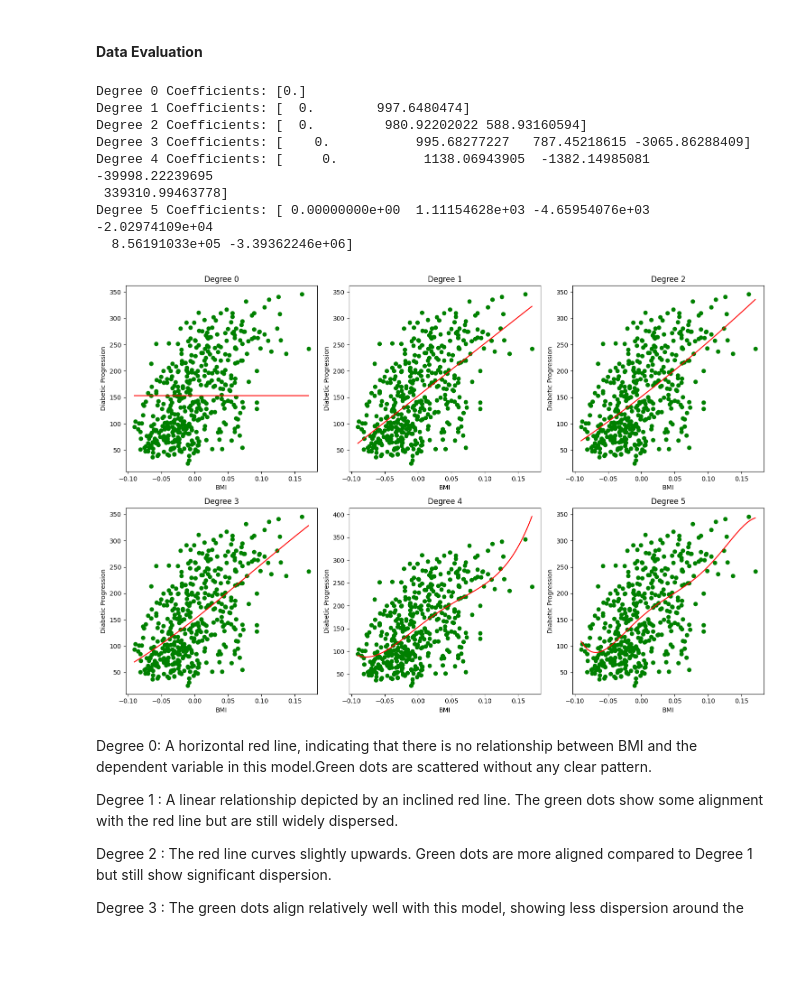
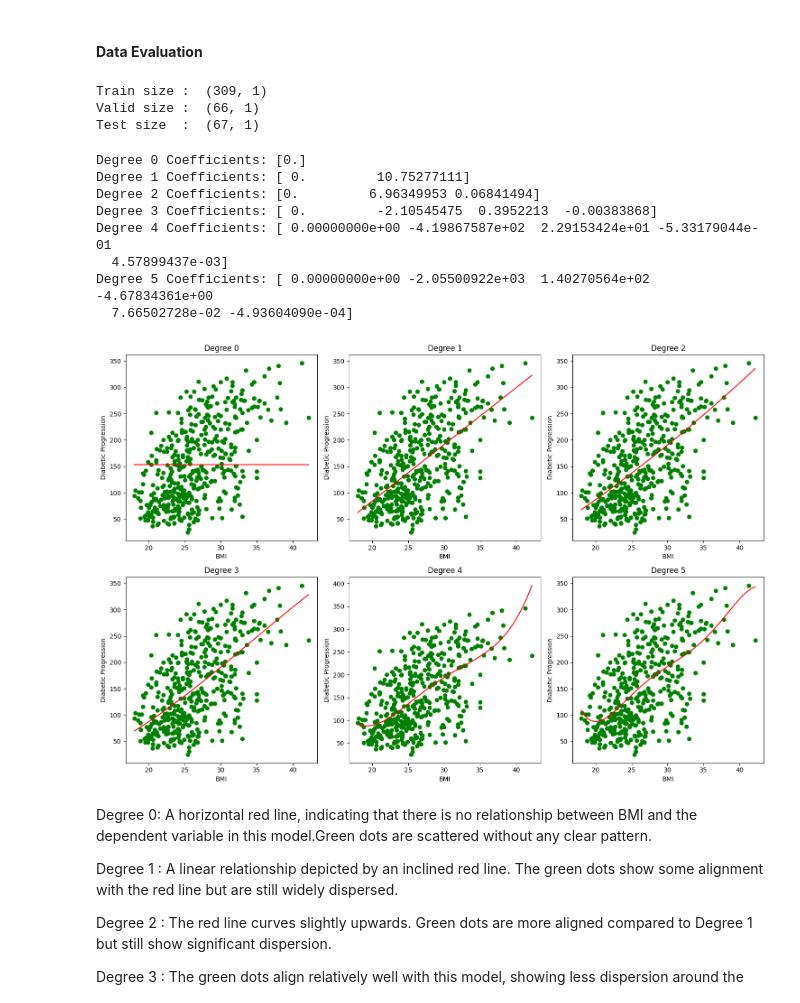
Before and after one commit to shireeshatn/CSCN8010-Labs, a Jupyter notebook: Polynomial Regression.ipynb, the cells around one changed output. Saved outputs shown, nothing was run; the diff lists cells and outputs as text; code cells hidden in the pictures; blank space fills up the shorter version.

```diff
--- a/Polynomial Regression.ipynb
+++ b/Polynomial Regression.ipynb
@@ -47,4 +46,5 @@ Data characteristics
 |                           | s5 - ltg, possibly log of serum triglycerides level                                |
 |                           | s6 - glu, blood sugar level                                                        |
 # %%
-data = datasets.load_diabetes()
+data = datasets.load_diabetes(as_frame=True, scaled=False)
+data.keys()
@@ -55,9 +57,8 @@ Task is to predict diabetes progression using univariate polynomial regression,
 # %% [markdown]
 ### **Exploratory Data Analysis (EDA)**
 # %%
-X = data.data[:, np.newaxis, 2]  # Selecting only BMI feature
-y = data.target
-df = pd.DataFrame(data.data, columns=data.feature_names)
+df = data['data']
+df['target'] = data['target']
 EDA= df.describe()
 print(EDA)
 df.head()
@@ -92,2 +126,17 @@ The data appears to be standardized, with means close to zero and standard devia
 # %% [markdown]
 #### **Histogram**
+# %%
+# Creating a histogram subplot grid to visualize the distribution of selected features and the target variable.
+plt.figure(figsize=(16,5))
+
+# Define a list of colors for each histogram
+colors = ['blue', 'skyblue', 'orange', 'green', 'red', 'purple', 'brown', 'pink', 'gray', 'cyan', 'magenta']
+
+# Iterate over the selected columns for visualization
+for i, (col, color) in enumerate(zip(['age', 'bmi', 'bp', 's1', 's2', 's3', 's4', 's5', 's6', 'target'], colors)):
+    plt.subplot(2,5,i+1)
+    sns.histplot(df[col], color=color)
+    plt.grid(alpha=0.25)
+    plt.xlabel("$\\bf{"+col.upper()+"}$")
+plt.tight_layout()
+plt.show()
@@ -134,5 +186,19 @@ The values indicates that there are no missing values in any of the columns (att
 # %% [markdown]
 #### **Data Evaluation**
 # %%
-# X_train, X_temp, y_train, y_temp = train_test_split(X, y, test_size=0.3, random_state=42)
-# X_val, X_test, y_val, y_test = train_test_split(X_temp, y_temp, test_size=0.5, random_state=42)
+X = df['bmi'].values.reshape(-1, 1)
+y = data['target']
+
+X_train, X_temp, y_train, y_temp = train_test_split(X, y, test_size=0.3, random_state=42)
+
+# Split the remaining data into validation and test sets
+X_val, X_test, y_val, y_test = train_test_split(X_temp, y_temp, test_size=0.5, random_state=42)
+
+# Display dimensions of the data sets
+print("Train size : ", X_train.shape)
+print("Valid size : ", X_val.shape)
+print("Test size  : ", X_test.shape)
+# %% [output]
+Train size :  (309, 1)
+Valid size :  (66, 1)
+Test size  :  (67, 1)
@@ -144,8 +205,4 @@ X_val, X_test, y_val, y_test = train_test_split(X_temp, y_temp, test_size=0.5, r
 # %%
-
-# Assuming X is the BMI feature and y is the disease progression
-X = df['bmi'].values.reshape(-1, 1)
-y = data.target
 
 # Create empty lists to store the results
 degree_range = range(6)
@@ -172,41 +229,41 @@ for i, degree in enumerate(degree_range):
     y_train_pred = model.predict(X_train)
     y_val_pred = model.predict(X_val)
 
     # Calculate mean squared errors
     train_error = mean_squared_error(y_train, y_train_pred)
     val_error = mean_squared_error(y_val, y_val_pred)
 
     # Append errors to the lists
     train_errors.append(train_error)
     val_errors.append(val_error)
 
     # Print the coefficients for each degree
     print(f"Degree {degree} Coefficients: {model.coef_}")
 
     # Plotting the fitted curve
     X_plot = np.linspace(X.min(), X.max(), 100).reshape(-1, 1)
     X_plot_poly = poly.transform(X_plot)
     y_plot = model.predict(X_plot_poly)
 
     axs[i].scatter(X, y, label='Actual Data', color='green')
     axs[i].plot(X_plot, y_plot, label=f'Degree {degree} Fit', color='red')
     axs[i].set_title(f'Degree {degree}')
     axs[i].set_xlabel('BMI')
     axs[i].set_ylabel('Diabetic Progression')
 
 # Display the plots
 plt.tight_layout()
 plt.show()
 # %% [output]
 Degree 0 Coefficients: [0.]
-Degree 1 Coefficients: [  0.        997.6480474]
-Degree 2 Coefficients: [  0.         980.92202022 588.93160594]
-Degree 3 Coefficients: [    0.           995.68277227   787.45218615 -3065.86288409]
-Degree 4 Coefficients: [     0.           1138.06943905  -1382.14985081 -39998.22239695
- 339310.99463778]
-Degree 5 Coefficients: [ 0.00000000e+00  1.11154628e+03 -4.65954076e+03 -2.02974109e+04
-  8.56191033e+05 -3.39362246e+06]
+Degree 1 Coefficients: [ 0.         10.75277111]
+Degree 2 Coefficients: [0.         6.96349953 0.06841494]
+Degree 3 Coefficients: [ 0.         -2.10545475  0.3952213  -0.00383868]
+Degree 4 Coefficients: [ 0.00000000e+00 -4.19867587e+02  2.29153424e+01 -5.33179044e-01
+  4.57899437e-03]
+Degree 5 Coefficients: [ 0.00000000e+00 -2.05500922e+03  1.40270564e+02 -4.67834361e+00
+  7.66502728e-02 -4.93604090e-04]
-[figure, old version]
+[figure, new version]
 # %% [markdown]
 Degree 0:
 A horizontal red line, indicating that there is no relationship between BMI and the dependent variable in this model.Green dots are scattered without any clear pattern.
```
Also changed, not shown: parts of 21 cells of this notebook.
